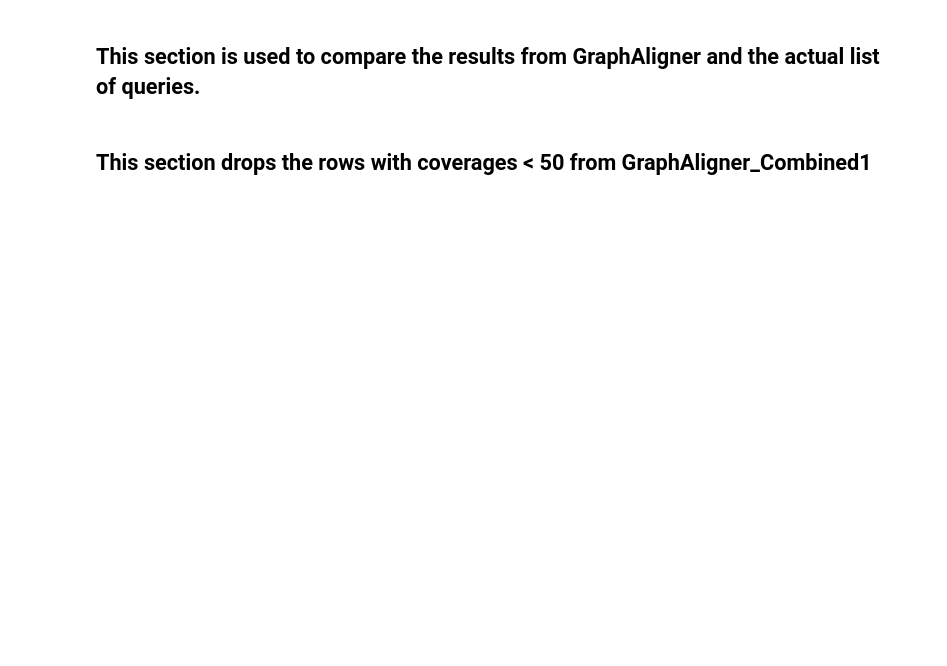
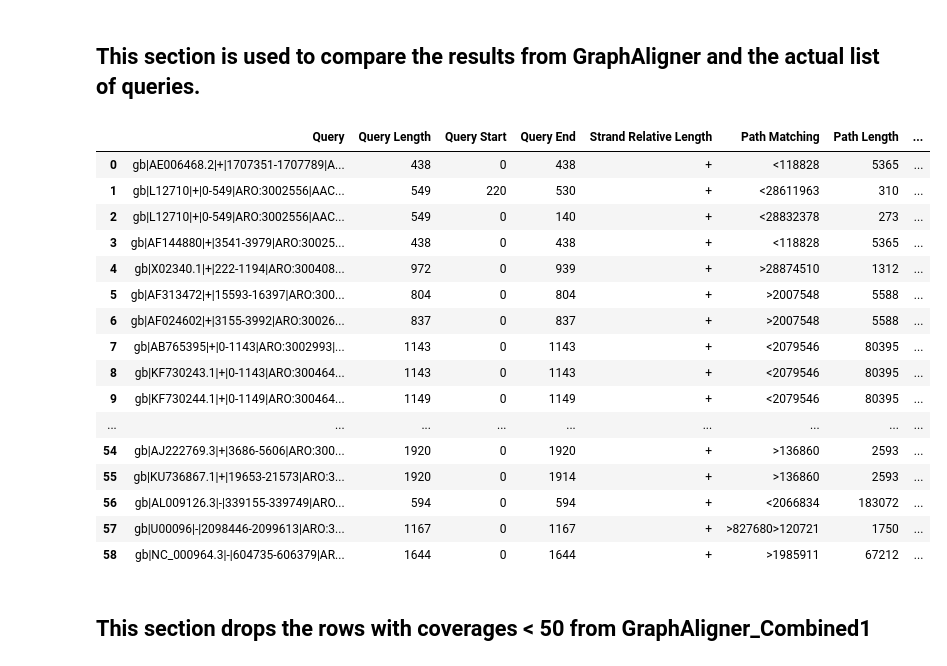
Before and after one commit to Yusreen/Thesis, a Jupyter notebook: Results and findings/CompareQueryAndResults.ipynb, the cells around one changed output. Drawn from its saved outputs; the diff is of its cells as text; code cells hidden in the pictures; blank space fills up the shorter version.

```diff
--- a/Results and findings/CompareQueryAndResults.ipynb
+++ b/Results and findings/CompareQueryAndResults.ipynb
@@ -182,11 +452,29 @@ df_QueryAndResultsSPAligner
 ## This section is used to compare the results from GraphAligner and the actual list of queries.
 # %%
 #Create a dataframe for GraphAligner Combined1
-GraphAligner_Combined1=pd.read_csv('GraphAligneroutputcombined1.tsv', sep='\t', names=["Query", "Query Length", "Query Start",
+GraphAligner_Combined1=pd.read_csv('outputCAMIM2GraphAligner.tsv', sep='\t', names=["Query", "Query Length", "Query Start",
                                         "Query End","Strand Relative Length","Path Matching","Path Length",
                                          "Start Position on Path","End Position on Path","Number of residues Matches",
                                          "Alignment Back Length","Mapping Quality","Column 1"])
 GraphAligner_Combined1
+# %% [output]
+|  | Query | Query Length | Query Start | Query End | Strand Relative Length | Path Matching | Path Length | ... |
+| 0 | gb|AE006468.2|+|1707351-1707789|A... | 438 | 0 | 438 | + | <118828 | 5365 | ... |
+| 1 | gb|L12710|+|0-549|ARO:3002556|AAC... | 549 | 220 | 530 | + | <28611963 | 310 | ... |
+| 2 | gb|L12710|+|0-549|ARO:3002556|AAC... | 549 | 0 | 140 | + | <28832378 | 273 | ... |
+| 3 | gb|AF144880|+|3541-3979|ARO:30025... | 438 | 0 | 438 | + | <118828 | 5365 | ... |
+| 4 | gb|X02340.1|+|222-1194|ARO:300408... | 972 | 0 | 939 | + | >28874510 | 1312 | ... |
+| 5 | gb|AF313472|+|15593-16397|ARO:300... | 804 | 0 | 804 | + | >2007548 | 5588 | ... |
+| 6 | gb|AF024602|+|3155-3992|ARO:30026... | 837 | 0 | 837 | + | >2007548 | 5588 | ... |
+| 7 | gb|AB765395|+|0-1143|ARO:3002993|... | 1143 | 0 | 1143 | + | <2079546 | 80395 | ... |
+| 8 | gb|KF730243.1|+|0-1143|ARO:300464... | 1143 | 0 | 1143 | + | <2079546 | 80395 | ... |
+| 9 | gb|KF730244.1|+|0-1149|ARO:300464... | 1149 | 0 | 1149 | + | <2079546 | 80395 | ... |
+| ... | ... | ... | ... | ... | ... | ... | ... | ... |
+| 54 | gb|AJ222769.3|+|3686-5606|ARO:300... | 1920 | 0 | 1920 | + | >136860 | 2593 | ... |
+| 55 | gb|KU736867.1|+|19653-21573|ARO:3... | 1920 | 0 | 1914 | + | >136860 | 2593 | ... |
+| 56 | gb|AL009126.3|-|339155-339749|ARO... | 594 | 0 | 594 | + | <2066834 | 183072 | ... |
+| 57 | gb|U00096|-|2098446-2099613|ARO:3... | 1167 | 0 | 1167 | + | >827680>120721 | 1750 | ... |
+| 58 | gb|NC_000964.3|-|604735-606379|AR... | 1644 | 0 | 1644 | + | >1985911 | 67212 | ... |
 # %%
 #Format the Query column from  GraphAligner_Combined1 so that the Query column is the same as the one from Bandage
 pattern = r'\[.*?\]'
```
Also changed, not shown: parts of 27 cells of this notebook, 16 other files.
